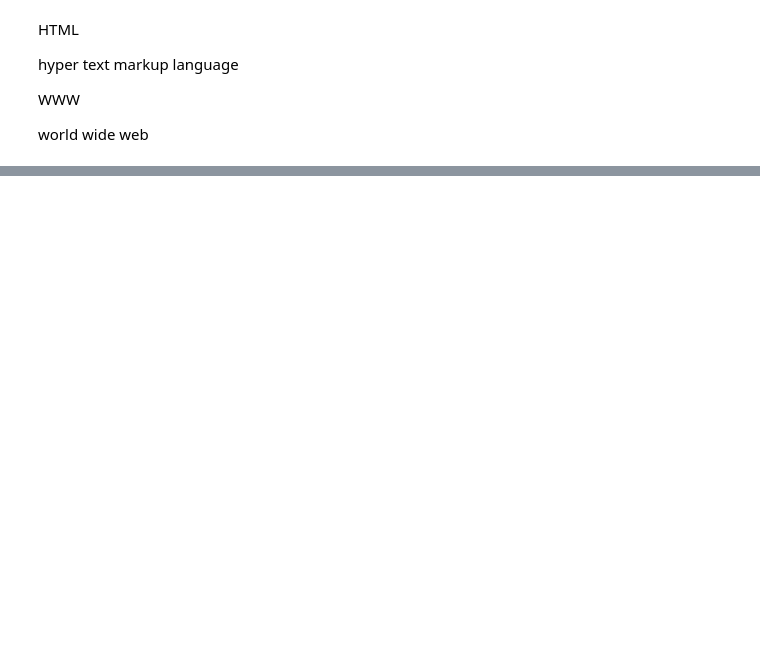
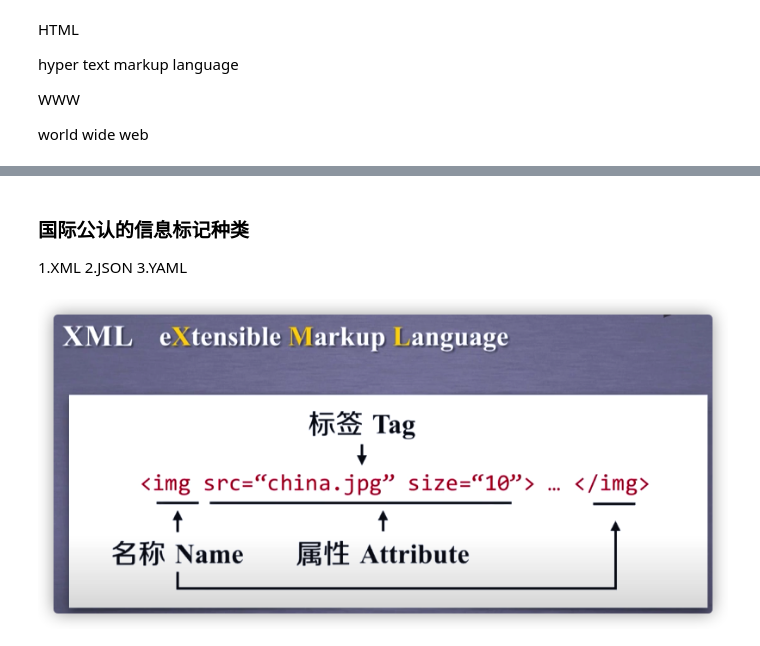
Before and after one commit to paxton615/Notes, a Jupyter notebook: Hyper_Text_Markup_Language.ipynb, the cells around one changed output, grey strips where cells are left out. Saved outputs shown, nothing was run; the diff lists cells and outputs as text; code cells hidden in the pictures; blank space fills up the shorter version.

```diff
--- a/Hyper_Text_Markup_Language.ipynb
+++ b/Hyper_Text_Markup_Language.ipynb
@@ -67,0 +18,9 @@ normal_distribution
+# %% [markdown]
+### 国际公认的信息标记种类
+1.XML
+2.JSON
+3.YAML
+# %%
+add_pic('xml1.png')
+# %% [output]
+[figure, added]
```
Also changed, not shown: parts of 12 cells of this notebook, 4 other files.
